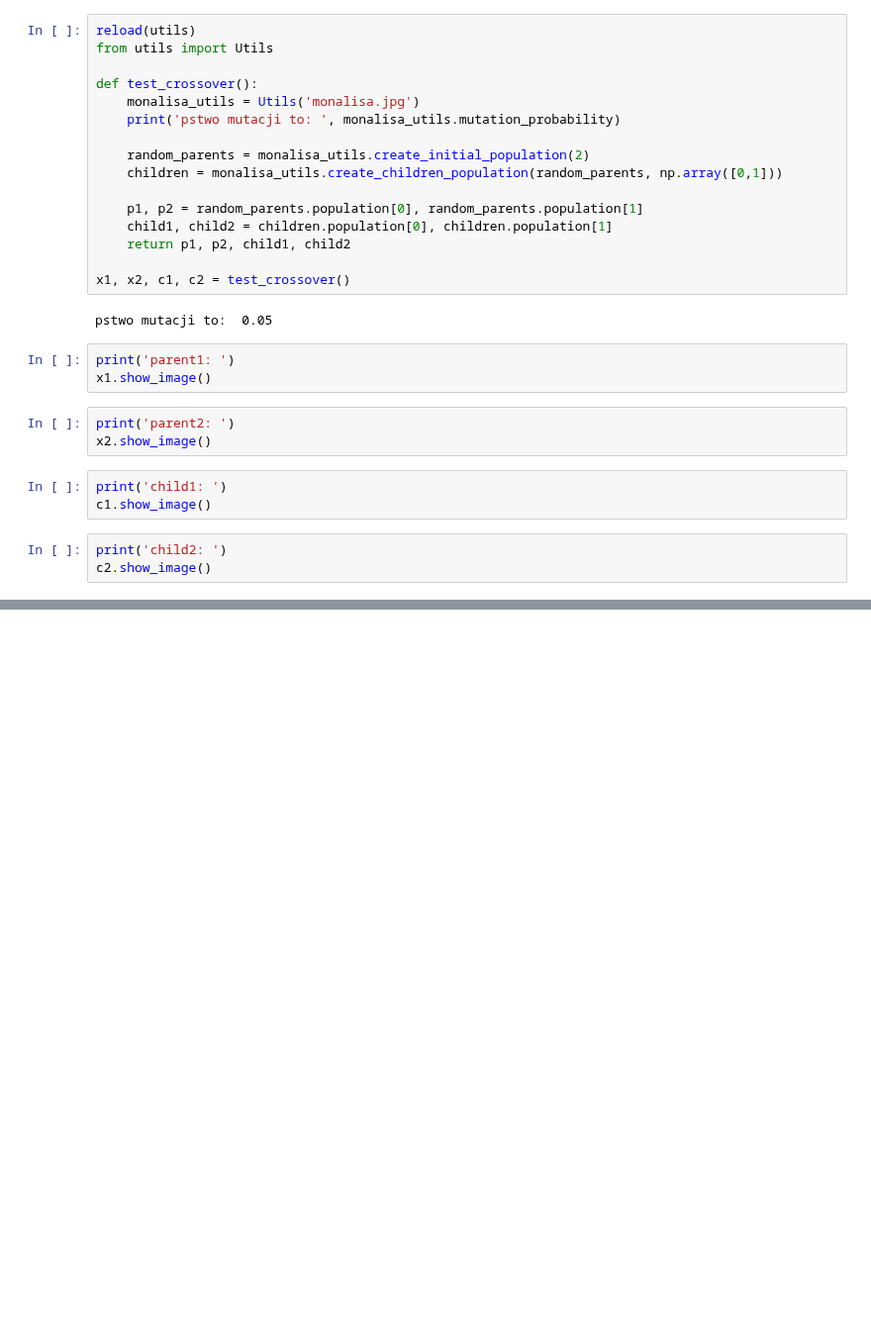
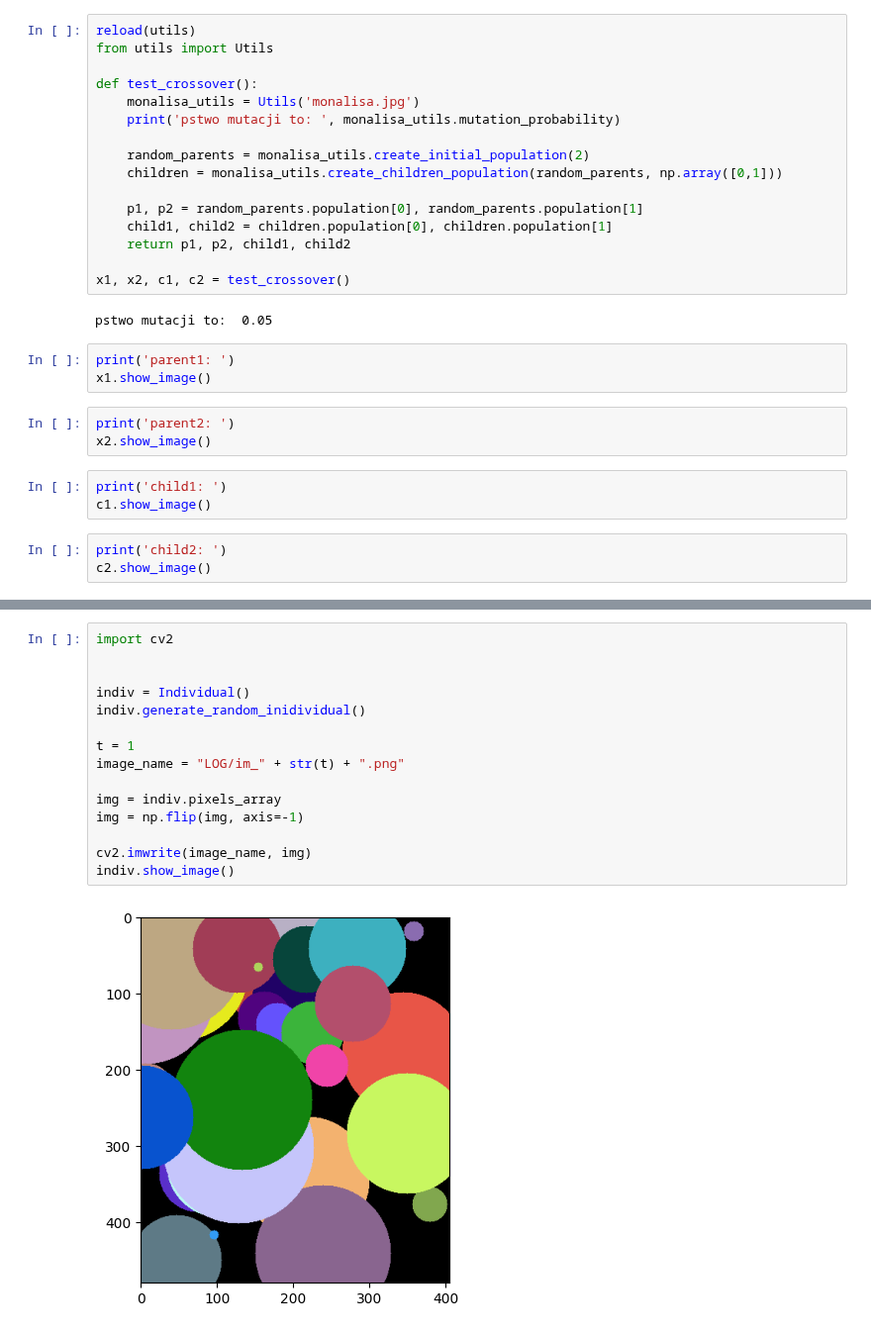
Before and after one commit to michalfica/algorytmy-ewolucyjne---projekt-, a Jupyter notebook: projekt/testing.ipynb, the cells around one changed output, grey strips where cells are left out. Shown at 99% size. Drawn from its saved outputs; the diff is of its cells as text; blank space fills up the shorter version.

```diff
--- a/projekt/testing.ipynb
+++ b/projekt/testing.ipynb
@@ -107,0 +111,17 @@ genracja nr:  7 , bestobj value:  5799708988
+# %%
+import cv2
+
+
+indiv = Individual()
+indiv.generate_random_inidividual()
+
+t = 1
+image_name = "LOG/im_" + str(t) + ".png"
+
+img = indiv.pixels_array
+img = np.flip(img, axis=-1)
+
+cv2.imwrite(image_name, img)
+indiv.show_image()
+# %% [output]
+[figure, added]
```
Also changed, not shown: parts of 2 cells of this notebook, 3 other files.
